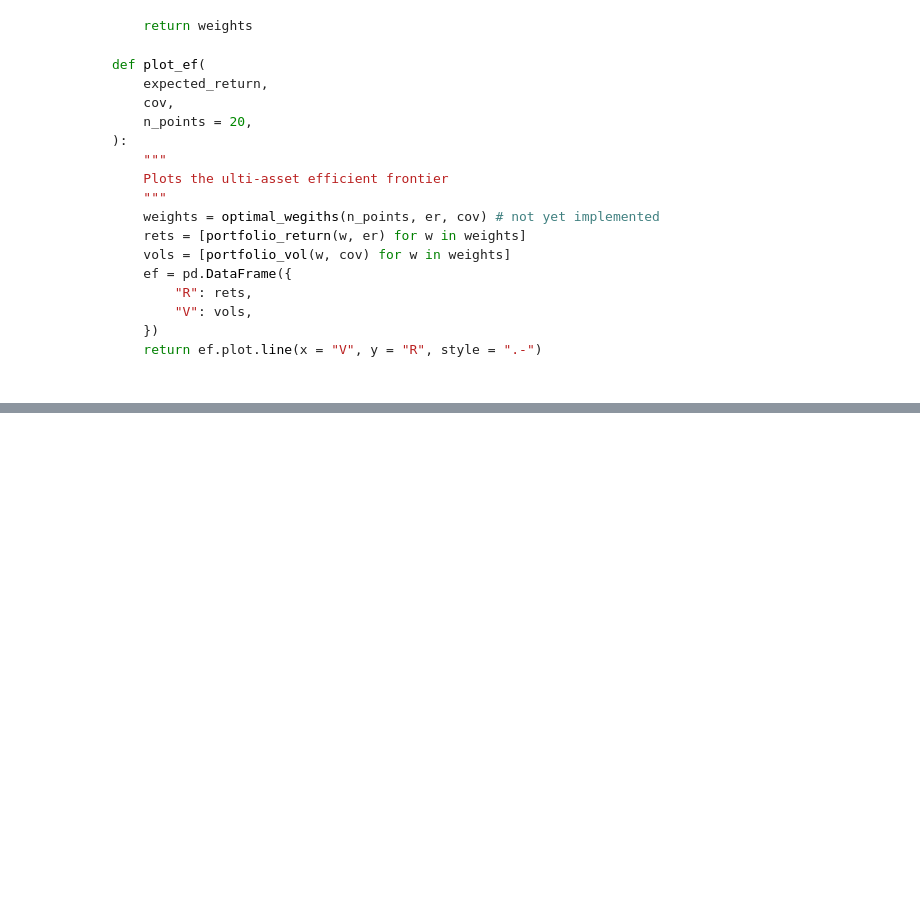
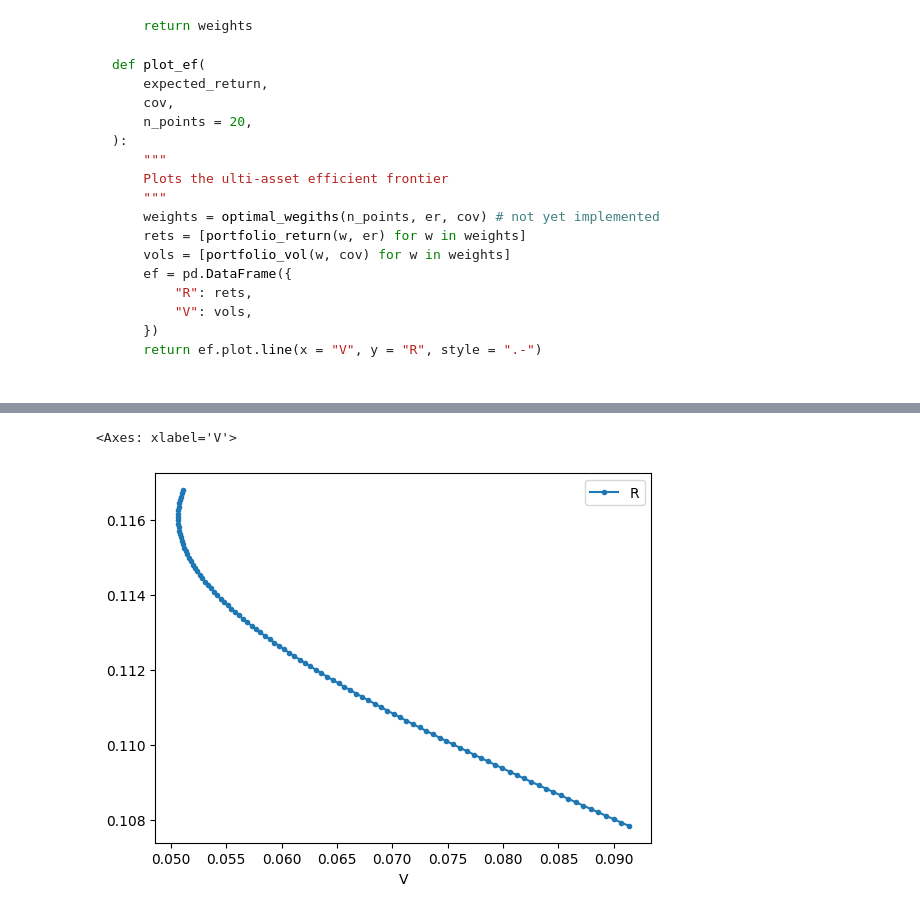
Before and after one commit to JoohanJin/portfolio_management_prac, a Jupyter notebook: lib/9_efficient_frontier_part_3.ipynb, the cells around one changed output, grey strips where cells are left out. Saved outputs shown, nothing was run; the diff lists cells and outputs as text; code cells hidden in the pictures; blank space fills up the shorter version.

```diff
--- a/lib/9_efficient_frontier_part_3.ipynb
+++ b/lib/9_efficient_frontier_part_3.ipynb
@@ -103,0 +130,9 @@ def plot_ef(
+# %%
+port.plot_ef(
+    ind_annualized_rets[l],
+    cov.loc[l, l],
+    n_points = 200
+)
+# %% [output]
+<Axes: xlabel='V'>
+[figure, added]
```
Also changed, not shown: parts of 2 cells of this notebook.
